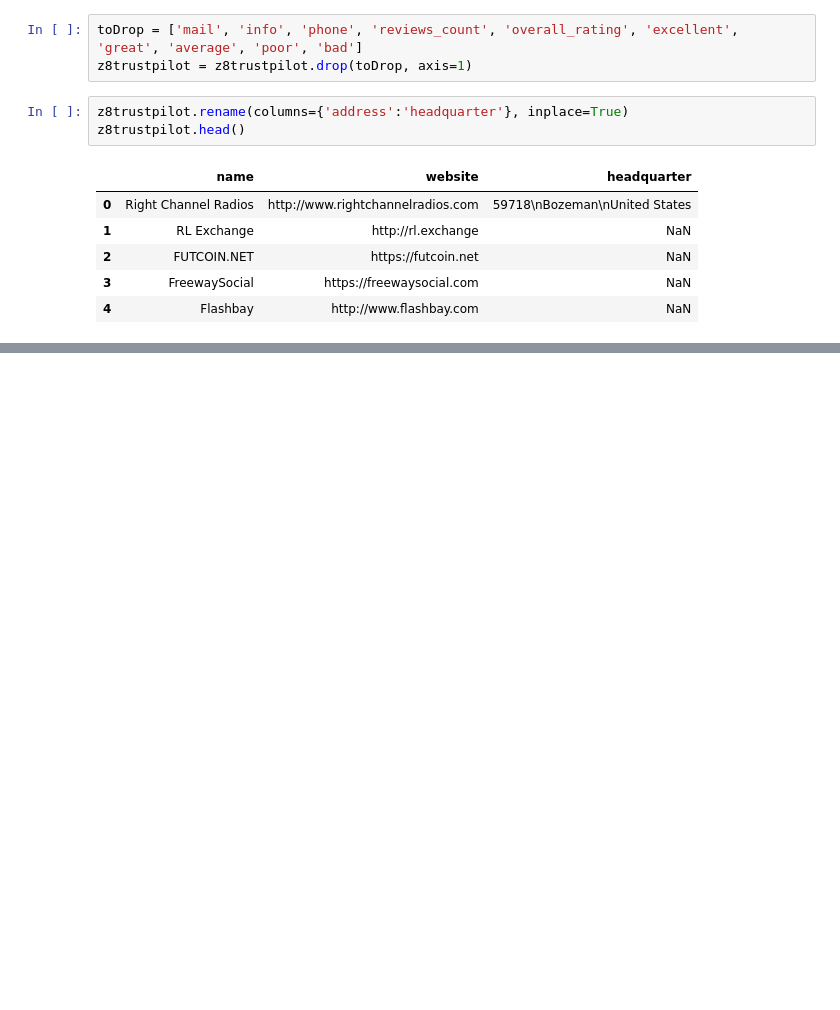
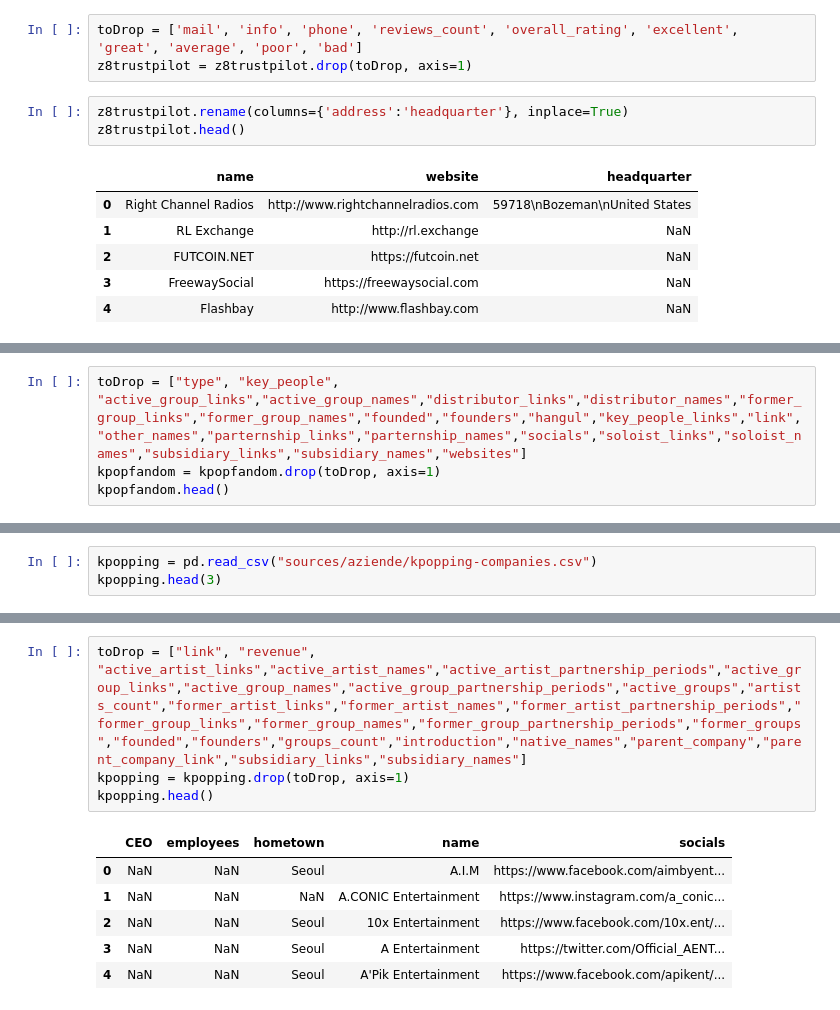
Before and after one commit to samuel-esp/IngDati-Progetto, a Jupyter notebook: Schema Alignment.ipynb, the cells around one changed output, grey strips where cells are left out. Cells and saved outputs as stored; diff of their text form; blank space fills up the shorter version.

```diff
--- a/Schema Alignment.ipynb
+++ b/Schema Alignment.ipynb
@@ -614,0 +732,4 @@ pepvalue.head()
+# %%
+toDrop = ["type", "key_people", "active_group_links","active_group_names","distributor_links","distributor_names","former_group_links","former_group_names","founded","founders","hangul","key_people_links","link","other_names","parternship_links","parternship_names","socials","soloist_links","soloist_names","subsidiary_links","subsidiary_names","websites"]
+kpopfandom = kpopfandom.drop(toDrop, axis=1)
+kpopfandom.head()
@@ -614,0 +755,3 @@ pepvalue.head()
+# %%
+kpopping = pd.read_csv("sources/aziende/kpopping-companies.csv")
+kpopping.head(3)
@@ -614,0 +824,11 @@ pepvalue.head()
+# %%
+toDrop = ["link", "revenue", "active_artist_links","active_artist_names","active_artist_partnership_periods","active_group_links","active_group_names","active_group_partnership_periods","active_groups","artists_count","former_artist_links","former_artist_names","former_artist_partnership_periods","former_group_links","former_group_names","former_group_partnership_periods","former_groups","founded","founders","groups_count","introduction","native_names","parent_company","parent_company_link","subsidiary_links","subsidiary_names"]
+kpopping = kpopping.drop(toDrop, axis=1)
+kpopping.head()
+# %% [output]
+|  | CEO | employees | hometown | name | socials |
+| 0 | NaN | NaN | Seoul | A.I.M | https://www.facebook.com/aimbyent... |
+| 1 | NaN | NaN | NaN | A.CONIC Entertainment | https://www.instagram.com/a_conic... |
+| 2 | NaN | NaN | Seoul | 10x Entertainment | https://www.facebook.com/10x.ent/... |
+| 3 | NaN | NaN | Seoul | A Entertainment | https://twitter.com/Official_AENT... |
+| 4 | NaN | NaN | Seoul | A'Pik Entertainment | https://www.facebook.com/apikent/... |
```
Also changed, not shown: parts of 62 cells of this notebook, 4 other files.
